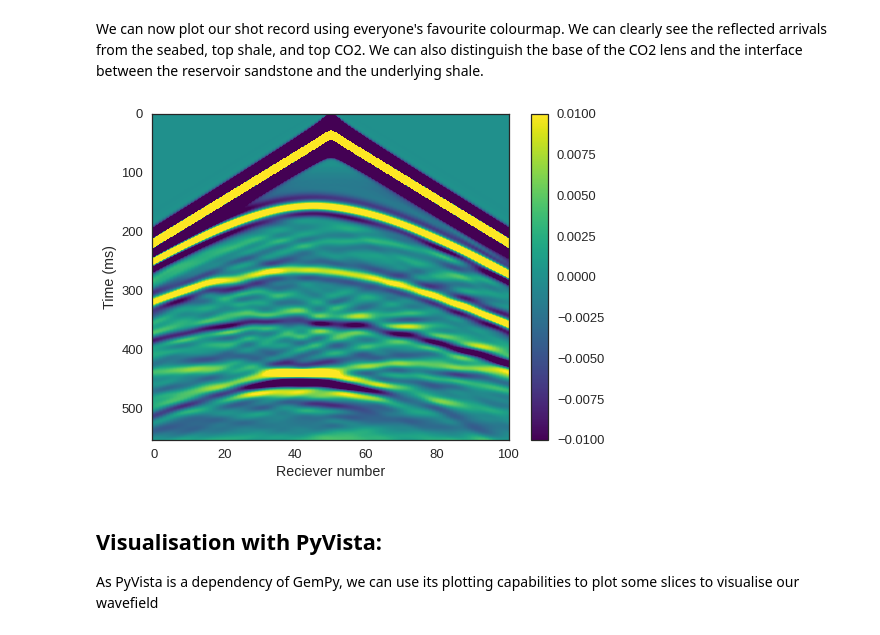
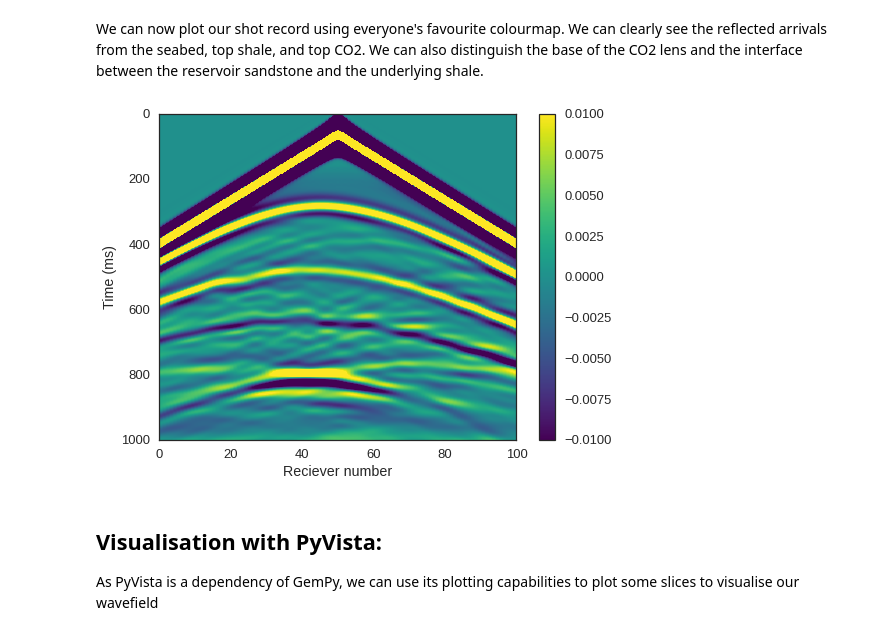
Before and after one commit to devitocodes/transform2021, a Jupyter notebook: creating_synthetics.ipynb, the cells around one changed output. Drawn from its saved outputs; the diff is of its cells as text; code cells hidden in the pictures.

Commit message:
Fixed typos and embedded plots

```diff
--- a/creating_synthetics.ipynb
+++ b/creating_synthetics.ipynb
@@ -381,14 +382,13 @@ PerformanceSummary([(PerfKey(name='section0', rank=None),
 # %% [markdown]
 We can now plot our shot record using everyone's favourite colourmap. We can clearly see the reflected arrivals from the seabed, top shale, and top CO2. We can also distinguish the base of the CO2 lens and the interface between the reservoir sandstone and the underlying shale.
 # %%
-plt.imshow(rec.data, cmap='viridis', aspect='auto', vmax=0.01, vmin=-0.01)
+plt.imshow(rec.data, cmap='viridis', aspect='auto', vmax=0.01, vmin=-0.01, extent=(0, 100, tn, t0))
 plt.xlabel("Reciever number")
-plt.set_yticks(np.arange(t0, tn, int((tn-t0)/dt)+1)
 plt.ylabel("Time (ms)")
 plt.colorbar()
 plt.show()
 # %% [output]
-[figure, old version]
+[figure, new version]
 # %% [markdown]
 ## Visualisation with PyVista:
 As PyVista is a dependency of GemPy, we can use its plotting capabilities to plot some slices to visualise our wavefield
```
Also changed, not shown: parts of 4 cells of this notebook.
